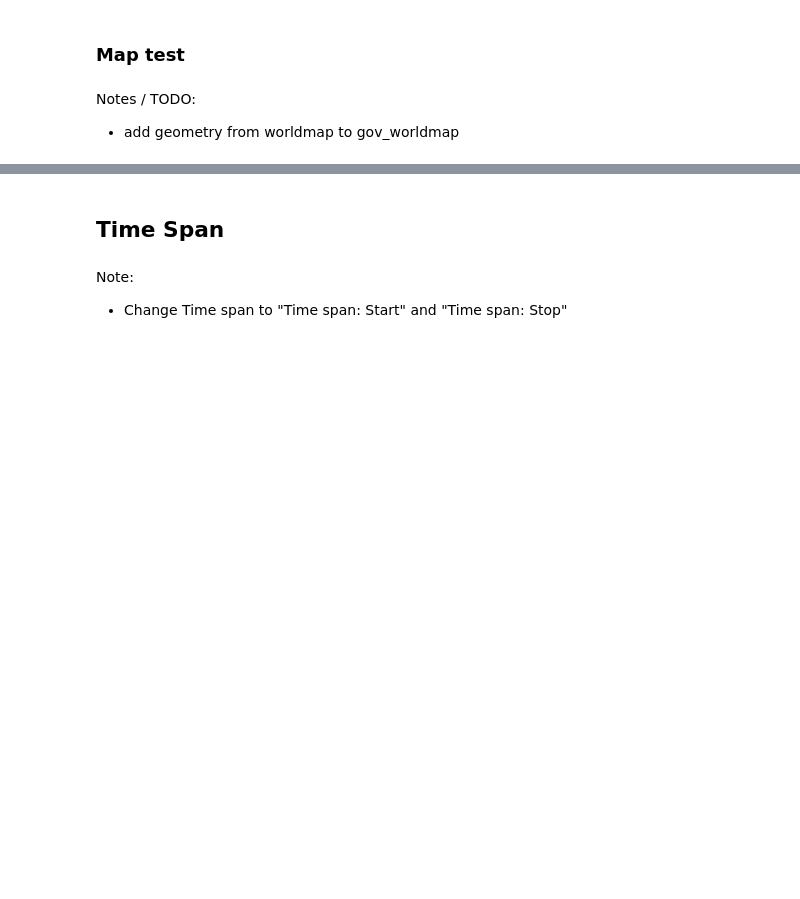
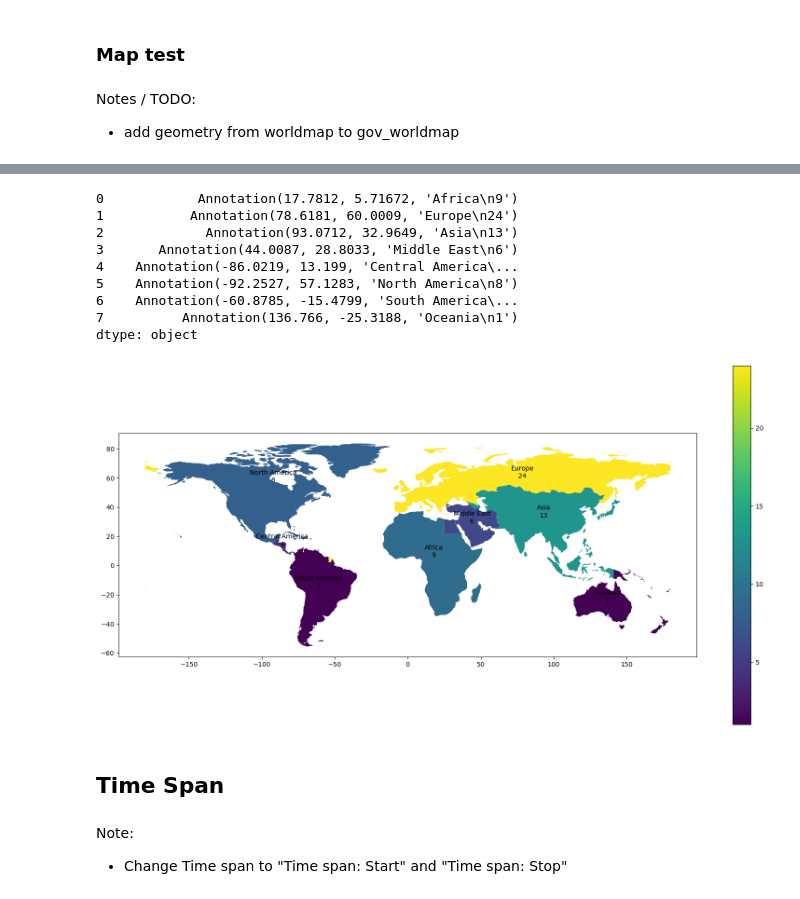
Before and after one commit to metagov/governance-archaeology, a Jupyter notebook: Exploratory_Data_Analysis_Communities.ipynb, the cells around one changed output, grey strips where cells are left out. Cells and saved outputs as stored; diff of their text form; code cells hidden in the pictures; blank space fills up the shorter version.

```diff
--- a/Exploratory_Data_Analysis_Communities.ipynb
+++ b/Exploratory_Data_Analysis_Communities.ipynb
@@ -557,3 +761,23 @@ worldmap.plot(column='pop_est', legend=True)
+# %%
+ax = merged_regions.plot(
+    column='Count',
+    legend=True,
+    figsize=(20,10)
+)
+
+# Annotate
+merged_regions.apply(lambda x: ax.annotate(text=x['Region'] + '\n' + str(x['Count']), xy=x.geometry.centroid.coords[0], ha='center'), axis=1)
+# %% [output]
+0            Annotation(17.7812, 5.71672, 'Africa\n9')
+1           Annotation(78.6181, 60.0009, 'Europe\n24')
+2             Annotation(93.0712, 32.9649, 'Asia\n13')
+3       Annotation(44.0087, 28.8033, 'Middle East\n6')
+4    Annotation(-86.0219, 13.199, 'Central America\...
+5    Annotation(-92.2527, 57.1283, 'North America\n8')
+6    Annotation(-60.8785, -15.4799, 'South America\...
+7          Annotation(136.766, -25.3188, 'Oceania\n1')
+dtype: object
+[figure, added]
 # %% [markdown]
 ## Time Span
 # %% [markdown]
```
Also changed, not shown: parts of 56 cells of this notebook.
